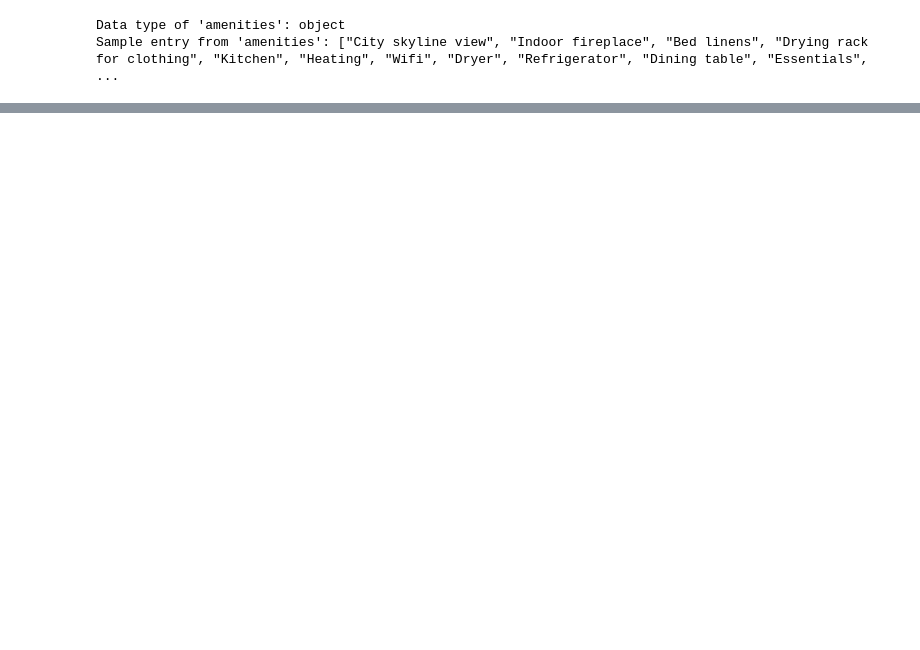
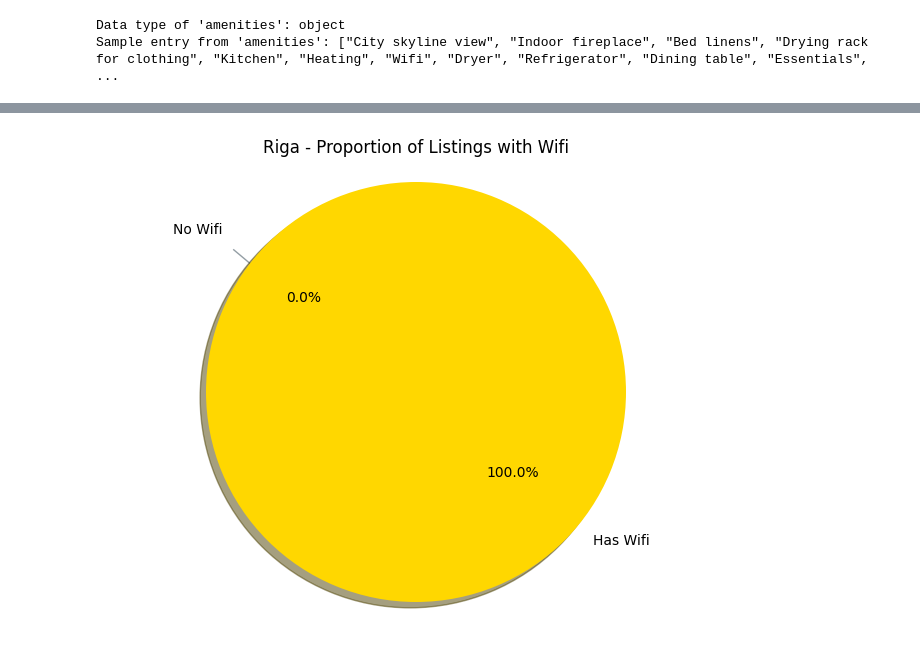
Before and after one commit to CarstenHennig/techlabshh_group13, a Jupyter notebook: Riga_full_InsideAirbnb.ipynb, the cells around one changed output, grey strips where cells are left out. Drawn from its saved outputs; the diff is of its cells as text; code cells hidden in the pictures; blank space fills up the shorter version.

```diff
--- a/Riga_full_InsideAirbnb.ipynb
+++ b/Riga_full_InsideAirbnb.ipynb
@@ -453,0 +762,20 @@ m.save('map.html')
+# %%
+# Check for presence of 'Wifi' or 'wifi' in 'amenities' column
+wifi_present = filtered_df['amenities'].apply(lambda x: 'Wifi' in x or 'wifi' in x).sum()
+wifi_not_present = len(filtered_df) - wifi_present
+
+# Plotting listings with wifi
+labels = 'Has Wifi', 'No Wifi'
+sizes = [wifi_present, wifi_not_present]
+colors = ['gold', 'lightskyblue']
+explode = (0.1, 0)  # explode 1st slice for emphasis
+
+plt.figure(figsize=(8, 6))
+plt.pie(sizes, explode=explode, labels=labels, colors=colors,
+autopct='%1.1f%%', shadow=True, startangle=140)
+
+plt.axis('equal')  # Equal aspect ratio ensures that pie is drawn as a circle.
+plt.title('Riga - Proportion of Listings with Wifi')
+plt.show()
+# %% [output]
+[figure, added]
```
Also changed, not shown: parts of 78 cells of this notebook.
